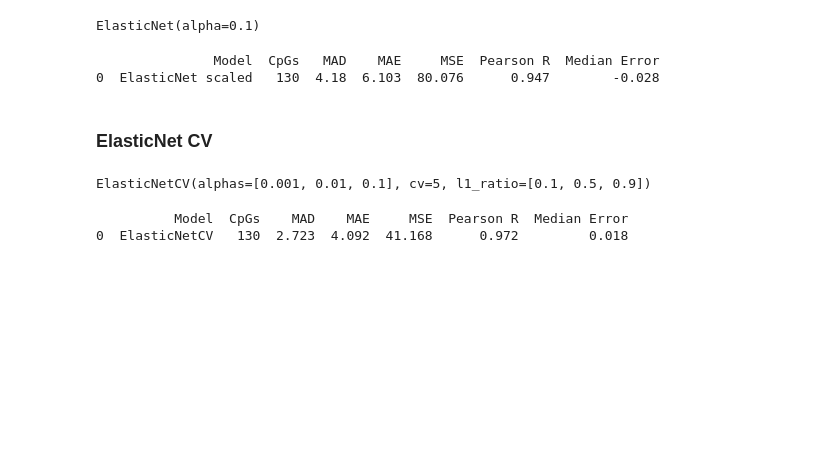
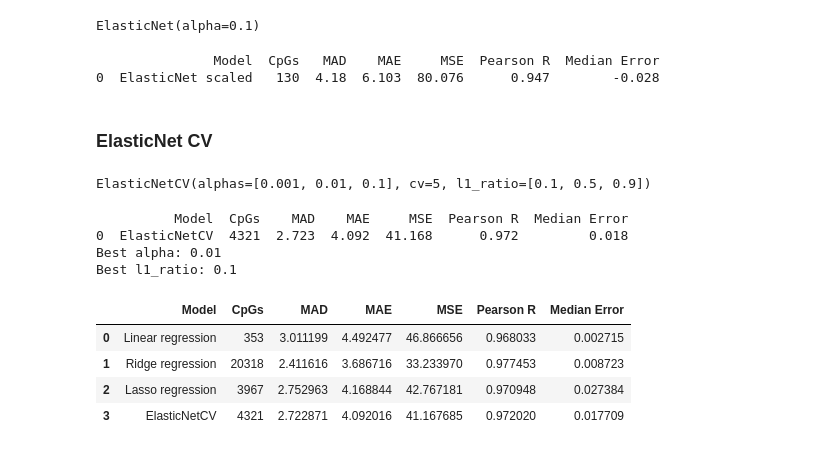
Before and after one commit to elena011/rp-delft, a Jupyter notebook: models.ipynb, the cells around one changed output. Drawn from its saved outputs; the diff is of its cells as text; code cells hidden in the pictures; blank space fills up the shorter version.

Commit message:
table

```diff
--- a/models.ipynb
+++ b/models.ipynb
@@ -624,8 +633,49 @@ ElasticNetCV(alphas=[0.001, 0.01, 0.1], cv=5, l1_ratio=[0.1, 0.5, 0.9])
 # %%
 elasticCV_pred_scaled = anti_transform_age(elastic_cv.predict(test_scaled))
 
-results_elasticCV = evaluate_age_prediction(test_ages, elasticCV_pred_scaled, model_name="ElasticNetCV", cpg_count=np.sum(elasticNet_scaled.coef_ != 0))
+results_elasticCV = evaluate_age_prediction(test_ages, elasticCV_pred_scaled, model_name="ElasticNetCV", cpg_count=np.sum(elastic_cv.coef_ != 0))
 print(results_elasticCV.round(3))
+
+print("Best alpha:", elastic_cv.alpha_)
+print("Best l1_ratio:", elastic_cv.l1_ratio_)
 # %% [output]
           Model  CpGs    MAD    MAE     MSE  Pearson R  Median Error
-0  ElasticNetCV   130  2.723  4.092  41.168      0.972         0.018
+0  ElasticNetCV  4321  2.723  4.092  41.168      0.972         0.018
+Best alpha: 0.01
+Best l1_ratio: 0.1
+# %%
+# Step 1: Evaluate each model
+results = []
+
+results.append(evaluate_age_prediction(test_ages, predicted_ages_horvath, model_name="Linear regression", cpg_count=len(train_cols_horvath)))
+results.append(evaluate_age_prediction(test_ages, ridgeCV_predictions, model_name="Ridge regression", cpg_count=len(train_cols)))
+results.append(evaluate_age_prediction(test_ages, lasso_predictions_scaled, model_name="Lasso regression", cpg_count=np.sum(lasso_scaled.coef_ != 0)))
+results.append(evaluate_age_prediction(test_ages, elasticCV_pred_scaled, model_name="ElasticNetCV", cpg_count=np.sum(elastic_cv.coef_ != 0)))
+
+# Step 2: Combine into one DataFrame
+all_results = pd.concat(results, ignore_index=True)
+
+# Step 3: Highlight best scores
+def highlight_best(s, maximize=False):
+    if maximize:
+        is_best = s == s.max()
+    else:
+        is_best = s == s.min()
+    return ['background-color: lightgreen' if v else '' for v in is_best]
+
+styled_table = (
+    all_results.style
+    .apply(highlight_best, subset=['MAD'], maximize=False)
+    .apply(highlight_best, subset=['MAE'], maximize=False)
+    .apply(highlight_best, subset=['MSE'], maximize=False)
+    .apply(highlight_best, subset=['Pearson R'], maximize=True)
+    .apply(highlight_best, subset=['Median Error'], maximize=False)
+)
+
+styled_table
+# %% [output]
+|  | Model | CpGs | MAD | MAE | MSE | Pearson R | Median Error |
+| 0 | Linear regression | 353 | 3.011199 | 4.492477 | 46.866656 | 0.968033 | 0.002715 |
+| 1 | Ridge regression | 20318 | 2.411616 | 3.686716 | 33.233970 | 0.977453 | 0.008723 |
+| 2 | Lasso regression | 3967 | 2.752963 | 4.168844 | 42.767181 | 0.970948 | 0.027384 |
+| 3 | ElasticNetCV | 4321 | 2.722871 | 4.092016 | 41.167685 | 0.972020 | 0.017709 |
```
Also changed, not shown: parts of 2 cells of this notebook, 1 other file.
